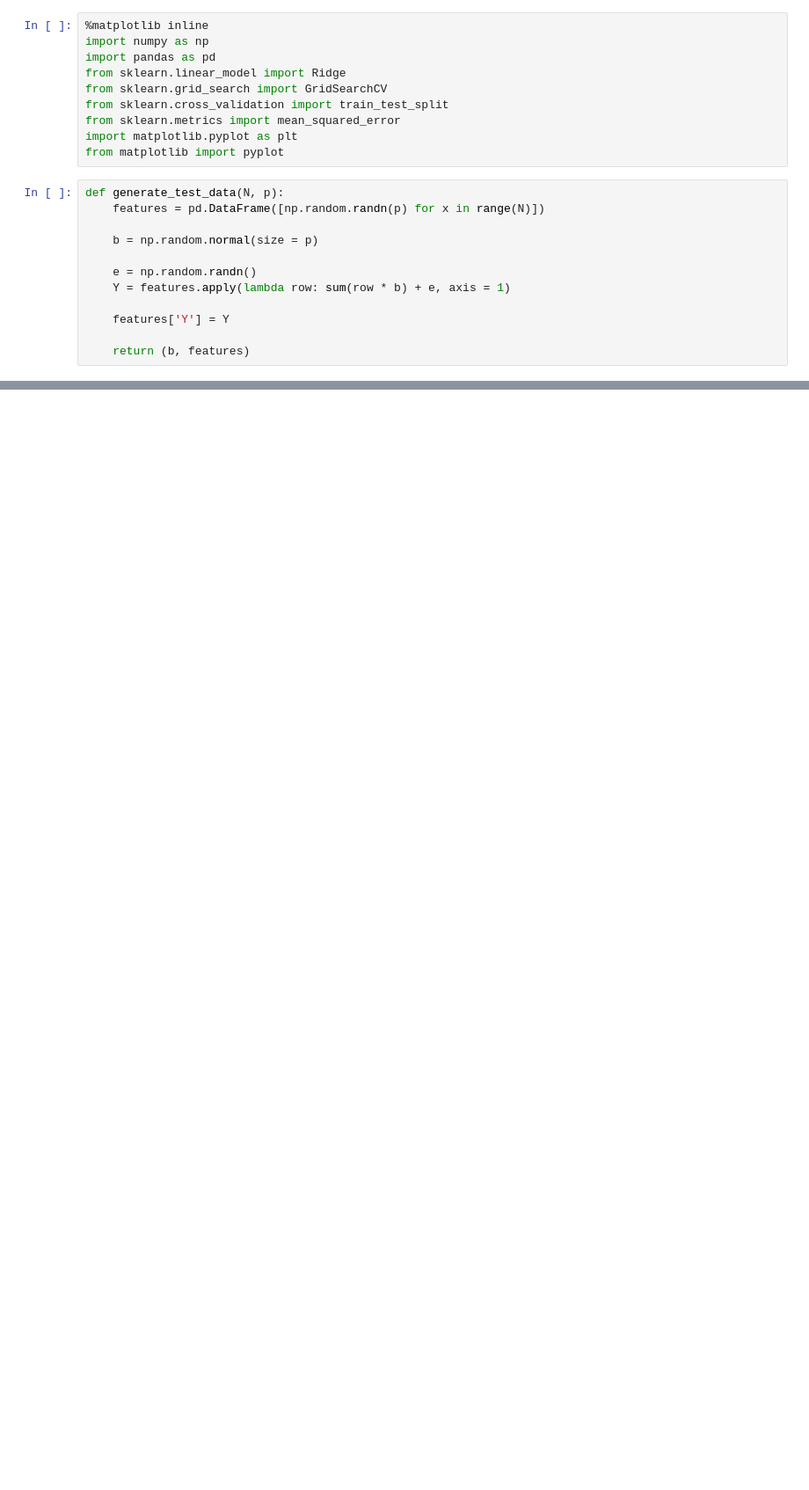
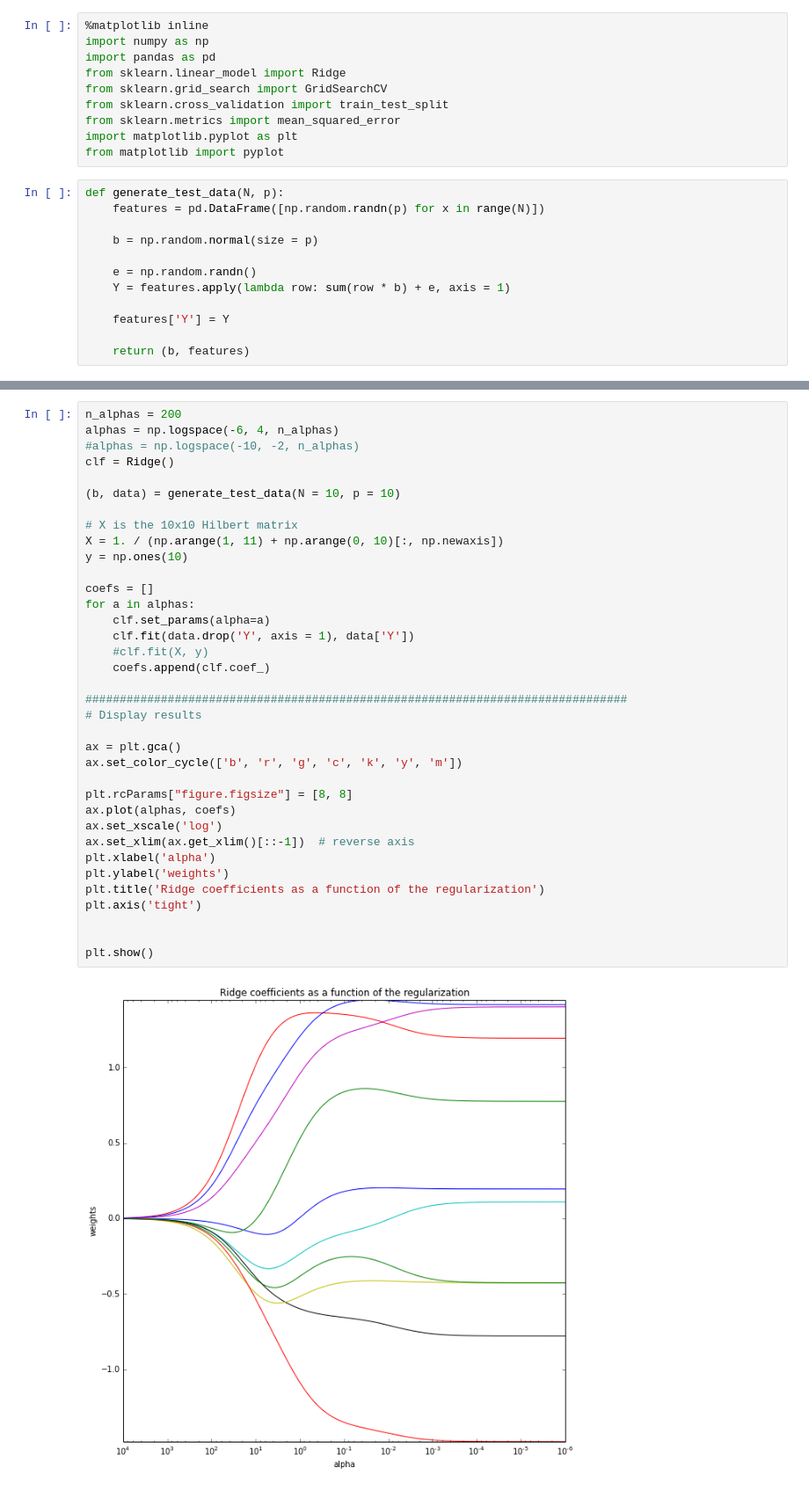
Before and after one commit to Kornel/varia, a Jupyter notebook: Gaussian p >> N.ipynb, the cells around one changed output, grey strips where cells are left out. Shown at 88% size. Saved outputs shown, nothing was run; the diff lists cells and outputs as text; blank space fills up the shorter version.

```diff
--- a/Gaussian p >> N.ipynb
+++ b/Gaussian p >> N.ipynb
@@ -108,0 +109,38 @@ array([  1.00000000e-10,   1.09698580e-10,   1.20337784e-10,
+# %%
+n_alphas = 200
+alphas = np.logspace(-6, 4, n_alphas)
+#alphas = np.logspace(-10, -2, n_alphas)
+clf = Ridge()
+
+(b, data) = generate_test_data(N = 10, p = 10)
+
+# X is the 10x10 Hilbert matrix
+X = 1. / (np.arange(1, 11) + np.arange(0, 10)[:, np.newaxis])
+y = np.ones(10)
+
+coefs = []
+for a in alphas:
+    clf.set_params(alpha=a)
+    clf.fit(data.drop('Y', axis = 1), data['Y'])
+    #clf.fit(X, y)
+    coefs.append(clf.coef_)
+
+###############################################################################
+# Display results
+
+ax = plt.gca()
+ax.set_color_cycle(['b', 'r', 'g', 'c', 'k', 'y', 'm'])
+
+plt.rcParams["figure.figsize"] = [8, 8]
+ax.plot(alphas, coefs)
+ax.set_xscale('log')
+ax.set_xlim(ax.get_xlim()[::-1])  # reverse axis
+plt.xlabel('alpha')
+plt.ylabel('weights')
+plt.title('Ridge coefficients as a function of the regularization')
+plt.axis('tight')
+
+
+plt.show()
+# %% [output]
+[figure, added]
```
Also changed, not shown: parts of 5 cells of this notebook, 1 other file.
